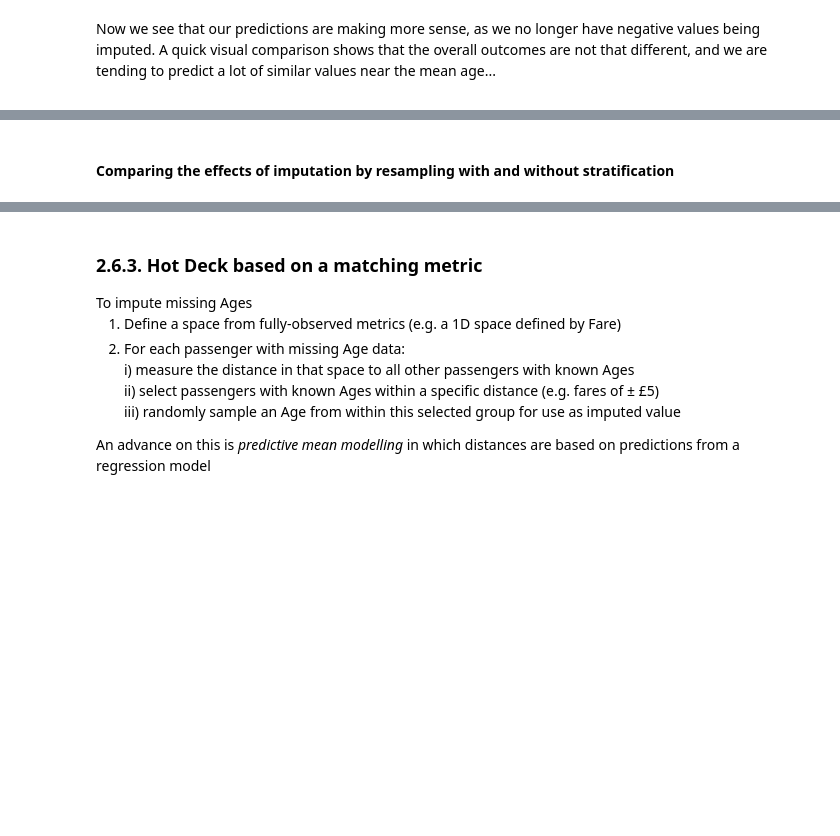
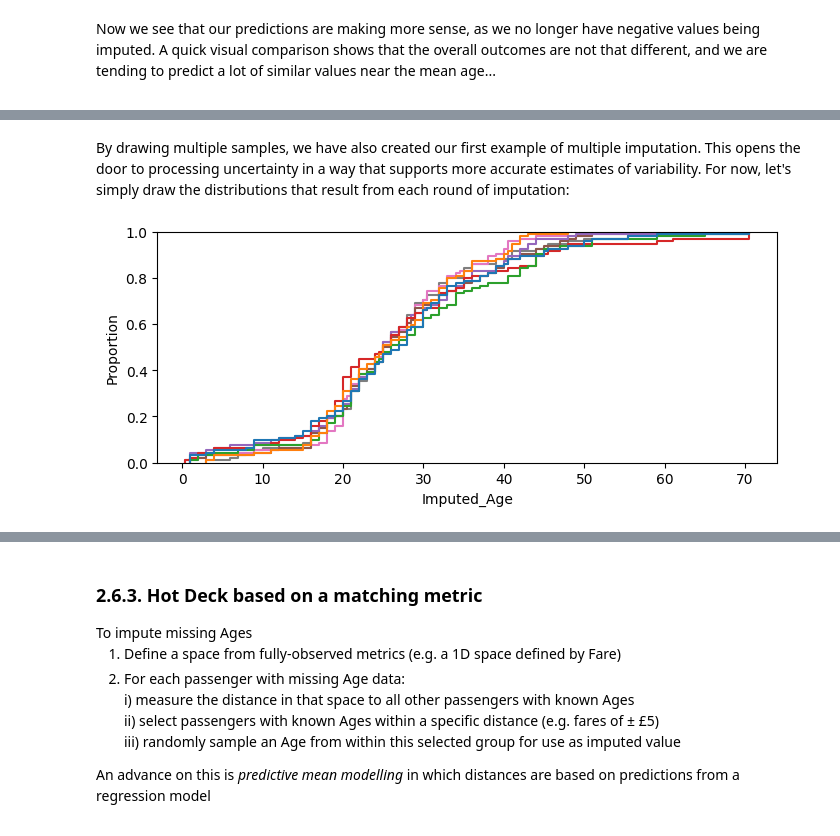
Before and after one commit to stephentown42/ML_examples, a Jupyter notebook: titanic/notebooks/2_imputing_missing_data.ipynb, the cells around one changed output, grey strips where cells are left out. Saved outputs shown, nothing was run; the diff lists cells and outputs as text; code cells hidden in the pictures; blank space fills up the shorter version.

```diff
--- a/titanic/notebooks/2_imputing_missing_data.ipynb
+++ b/titanic/notebooks/2_imputing_missing_data.ipynb
@@ -564,3 +526,0 @@ def replace_by_resampling(df:pd.DataFrame, colname:str, n_impute:int=1) -> pd.Da
-# %%
-train = replace_by_resampling(train, colname='Age', n_impute=20)
-test = replace_by_resampling(test, colname='Age', n_impute=3)
@@ -578,7 +555,23 @@ We might have good reason to believe that a variable with missing data is depend
 # %%
 from typing import List
 
-def replace_by_stratafied_resampling(df:pd.DataFrame, colname:str, strata:List[str], n_impute:int=1) -> pd.DataFrame:
+def impute_with_adjustment_cells(df:pd.DataFrame, colname:str, strata:List[str], n_impute:int=1) -> pd.DataFrame:
+    """
+    Impute missing data by hot-deck resampling with adjustment cells
+
+    Args:
+        df: dataframe containing complete and missing cases
+        colname: name of column containing missing data
+        strata: list of columns used to create adjustment cells
+        n_impute: how many rounds of imputation we want to perform
+
+    Returns:
+        Dataframe with input data and additional columns containing the target column after each round of imputation
+
+    >>> impute_with_adjustment_cells(df, 'Age', ['Sex','Pclass'], n_impute=8)
+
+    TO DO: Modify function to allow resampling without stratification
+    """
 
     # Create the groupby object once to save time
     group_obj = df[strata + [colname]].groupby(strata)
@@ -592,7 +585,7 @@ def replace_by_stratafied_resampling(df:pd.DataFrame, colname:str, strata:List[s
         # For each stratification layer
         for strate_vals, strata_df in group_obj:
 
-            new_vals = (
+            new_vals = (                    # Resample with replacement from available values
                 strata_df[colname]
                 .dropna()
                 .sample(
@@ -609,35 +618,29 @@ def replace_by_stratafied_resampling(df:pd.DataFrame, colname:str, strata:List[s
 # %%
-train = replace_by_stratafied_resampling(train, colname='Age', strata = ['Sex','Pclass'], n_impute=20)
+resamp_with_adj = impute_with_adjustment_cells(train, colname='Age', strata = ['Sex','Pclass'], n_impute=8)
-# %% [markdown]
-#### Comparing the effects of imputation by resampling with and without stratification
+# %% [markdown]
+<span style="font-size:14px;font-family: Arial;line-height:1.5">
+By drawing multiple samples, we have also created our first example of multiple imputation. This opens the door to processing uncertainty in a way that supports more accurate estimates of variability. For now, let's simply draw the distributions that result from each round of imputation:
+</span>
 # %%
-import seaborn as sns
-
 def plot_resampled_distributions(df, cols, ax):
 
     sns.ecdfplot(
         data = (
             df
             .query('Age.isna()')
             .filter(cols + ['PassengerId'])
             .melt(id_vars=['PassengerId'], value_name='Imputed_Age', var_name='ImputeIdx')
         ),
         x = 'Imputed_Age',
         hue = 'ImputeIdx',
         ax = ax,
         legend = False
     )
 
-
-import matplotlib.pyplot as plt
-fig, axs = plt.subplots(1, 2, **{'figsize':(8,3)})
-
-resamp_cols = [c for c in train.columns if 'Age_R' in c]
-plot_resampled_distributions(train, resamp_cols, axs[0])
-axs[0].set_title('without')
+fig, axs = plt.subplots(1, 1, **{'figsize':(8,3)})
 
 strat_resamp_cols = [c for c in train.columns if 'Age_S' in c]
-plot_resampled_distributions(train, strat_resamp_cols, axs[1])
-axs[1].set_title('without stratification')
-
+plot_resampled_distributions(resamp_with_adj, strat_resamp_cols, axs)
 plt.show()
+# %% [output]
+[figure, added]
```
Also changed, not shown: parts of 23 cells of this notebook.
